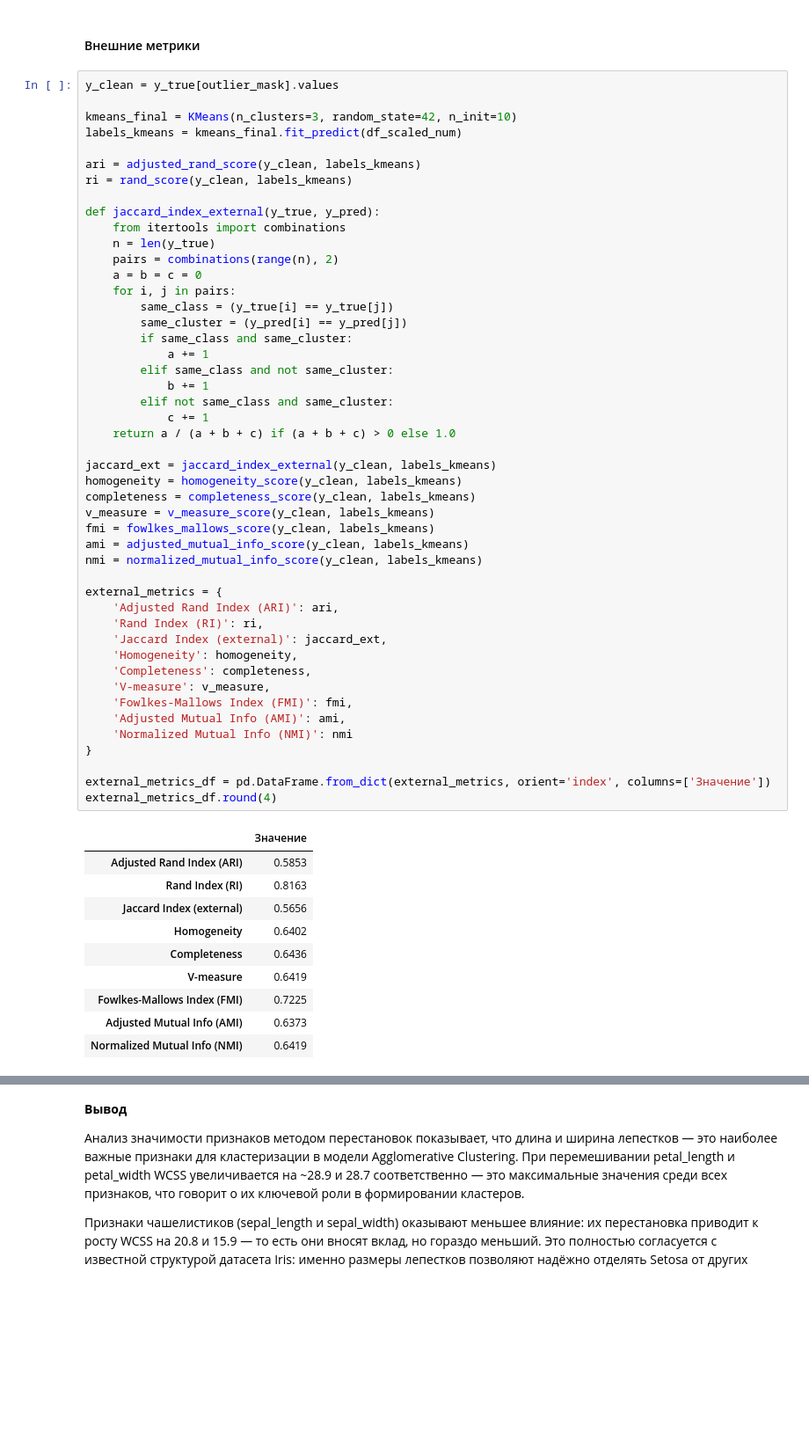
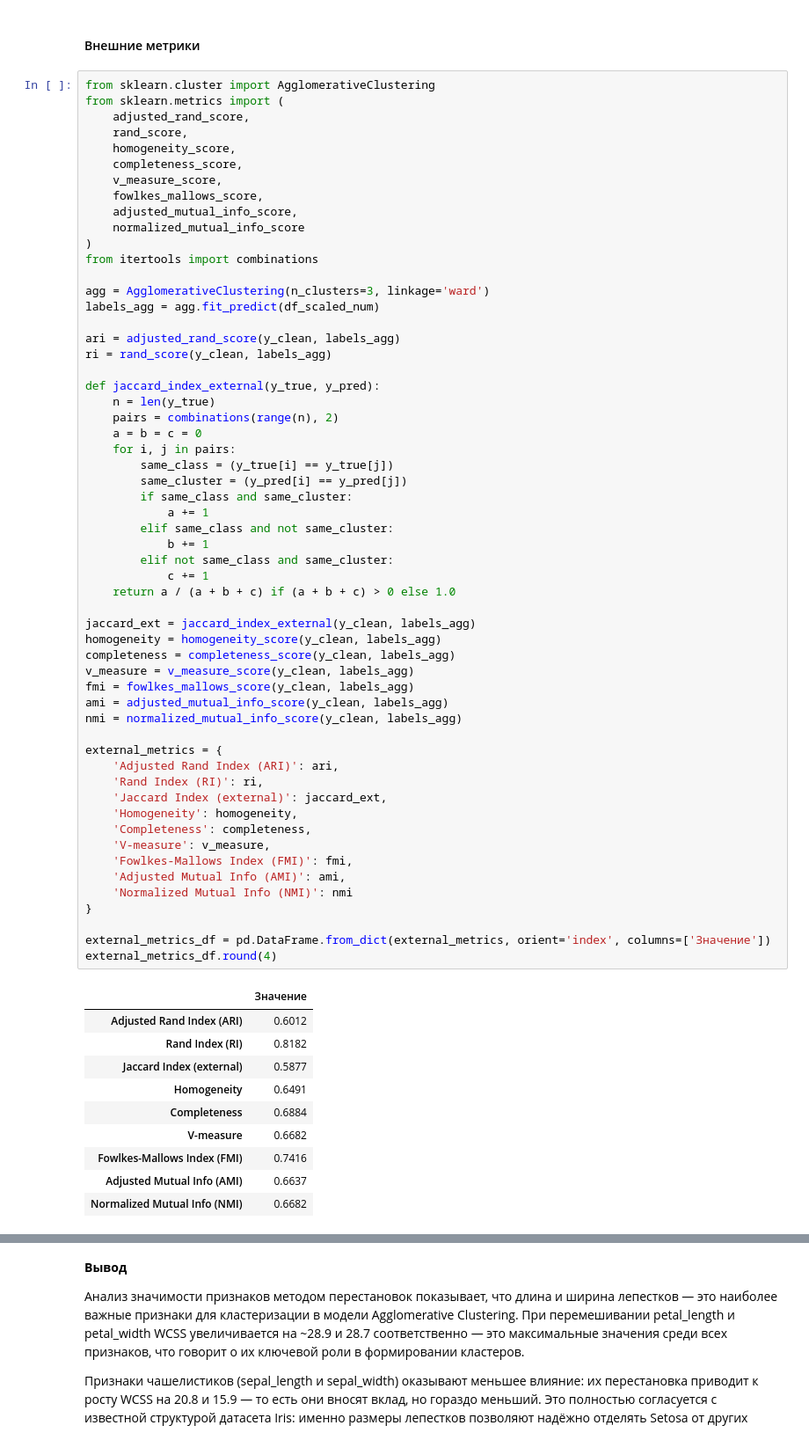
Before and after one commit to moorrriii/machine_learning, a Jupyter notebook: lab4.ipynb, the cells around one changed output, grey strips where cells are left out. Shown at 88% size. Saved outputs shown, nothing was run; the diff lists cells and outputs as text; blank space fills up the shorter version.

```diff
--- a/lab4.ipynb
+++ b/lab4.ipynb
@@ -960,63 +958,73 @@ centers_agg_df.round(2)
 # %% [markdown]
 #### Внешние метрики
 # %%
-y_clean = y_true[outlier_mask].values
+from sklearn.cluster import AgglomerativeClustering
+from sklearn.metrics import (
+    adjusted_rand_score,
+    rand_score,
+    homogeneity_score,
+    completeness_score,
+    v_measure_score,
+    fowlkes_mallows_score,
+    adjusted_mutual_info_score,
+    normalized_mutual_info_score
+)
+from itertools import combinations
 
-kmeans_final = KMeans(n_clusters=3, random_state=42, n_init=10)
-labels_kmeans = kmeans_final.fit_predict(df_scaled_num)
+agg = AgglomerativeClustering(n_clusters=3, linkage='ward')
+labels_agg = agg.fit_predict(df_scaled_num)
 
-ari = adjusted_rand_score(y_clean, labels_kmeans)
-ri = rand_score(y_clean, labels_kmeans)
+ari = adjusted_rand_score(y_clean, labels_agg)
+ri = rand_score(y_clean, labels_agg)
 
 def jaccard_index_external(y_true, y_pred):
-    from itertools import combinations
     n = len(y_true)
     pairs = combinations(range(n), 2)
     a = b = c = 0
     for i, j in pairs:
         same_class = (y_true[i] == y_true[j])
         same_cluster = (y_pred[i] == y_pred[j])
         if same_class and same_cluster:
             a += 1
         elif same_class and not same_cluster:
             b += 1
         elif not same_class and same_cluster:
             c += 1
     return a / (a + b + c) if (a + b + c) > 0 else 1.0
 
-jaccard_ext = jaccard_index_external(y_clean, labels_kmeans)
-homogeneity = homogeneity_score(y_clean, labels_kmeans)
-completeness = completeness_score(y_clean, labels_kmeans)
-v_measure = v_measure_score(y_clean, labels_kmeans)
-fmi = fowlkes_mallows_score(y_clean, labels_kmeans)
-ami = adjusted_mutual_info_score(y_clean, labels_kmeans)
-nmi = normalized_mutual_info_score(y_clean, labels_kmeans)
+jaccard_ext = jaccard_index_external(y_clean, labels_agg)
+homogeneity = homogeneity_score(y_clean, labels_agg)
+completeness = completeness_score(y_clean, labels_agg)
+v_measure = v_measure_score(y_clean, labels_agg)
+fmi = fowlkes_mallows_score(y_clean, labels_agg)
+ami = adjusted_mutual_info_score(y_clean, labels_agg)
+nmi = normalized_mutual_info_score(y_clean, labels_agg)
 
 external_metrics = {
     'Adjusted Rand Index (ARI)': ari,
     'Rand Index (RI)': ri,
     'Jaccard Index (external)': jaccard_ext,
     'Homogeneity': homogeneity,
     'Completeness': completeness,
     'V-measure': v_measure,
     'Fowlkes-Mallows Index (FMI)': fmi,
     'Adjusted Mutual Info (AMI)': ami,
     'Normalized Mutual Info (NMI)': nmi
 }
 
 external_metrics_df = pd.DataFrame.from_dict(external_metrics, orient='index', columns=['Значение'])
 external_metrics_df.round(4)
 # %% [output]
 |  | Значение |
-| Adjusted Rand Index (ARI) | 0.5853 |
-| Rand Index (RI) | 0.8163 |
-| Jaccard Index (external) | 0.5656 |
-| Homogeneity | 0.6402 |
-| Completeness | 0.6436 |
-| V-measure | 0.6419 |
-| Fowlkes-Mallows Index (FMI) | 0.7225 |
-| Adjusted Mutual Info (AMI) | 0.6373 |
-| Normalized Mutual Info (NMI) | 0.6419 |
+| Adjusted Rand Index (ARI) | 0.6012 |
+| Rand Index (RI) | 0.8182 |
+| Jaccard Index (external) | 0.5877 |
+| Homogeneity | 0.6491 |
+| Completeness | 0.6884 |
+| V-measure | 0.6682 |
+| Fowlkes-Mallows Index (FMI) | 0.7416 |
+| Adjusted Mutual Info (AMI) | 0.6637 |
+| Normalized Mutual Info (NMI) | 0.6682 |
 # %% [markdown]
 **Вывод**
 
```
Also changed, not shown: parts of 3 cells of this notebook.
